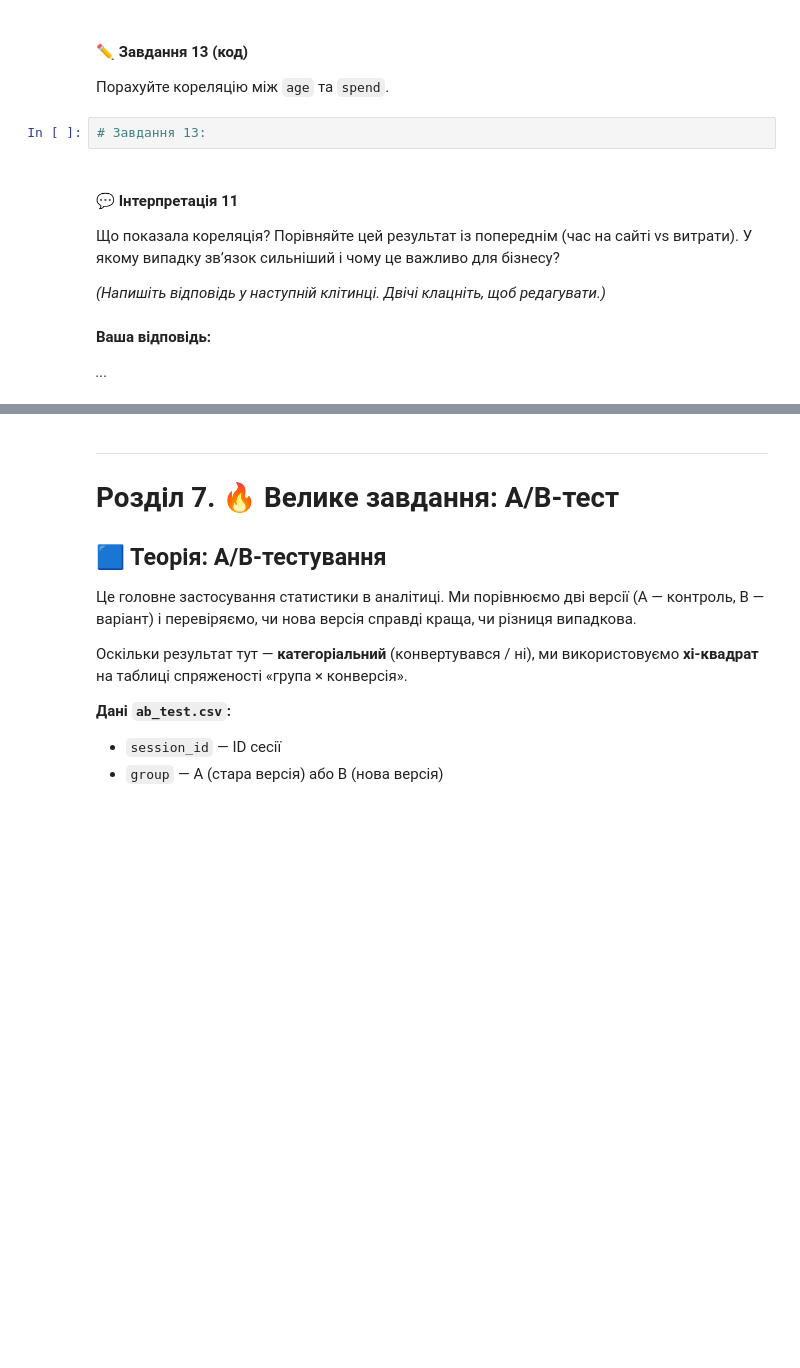
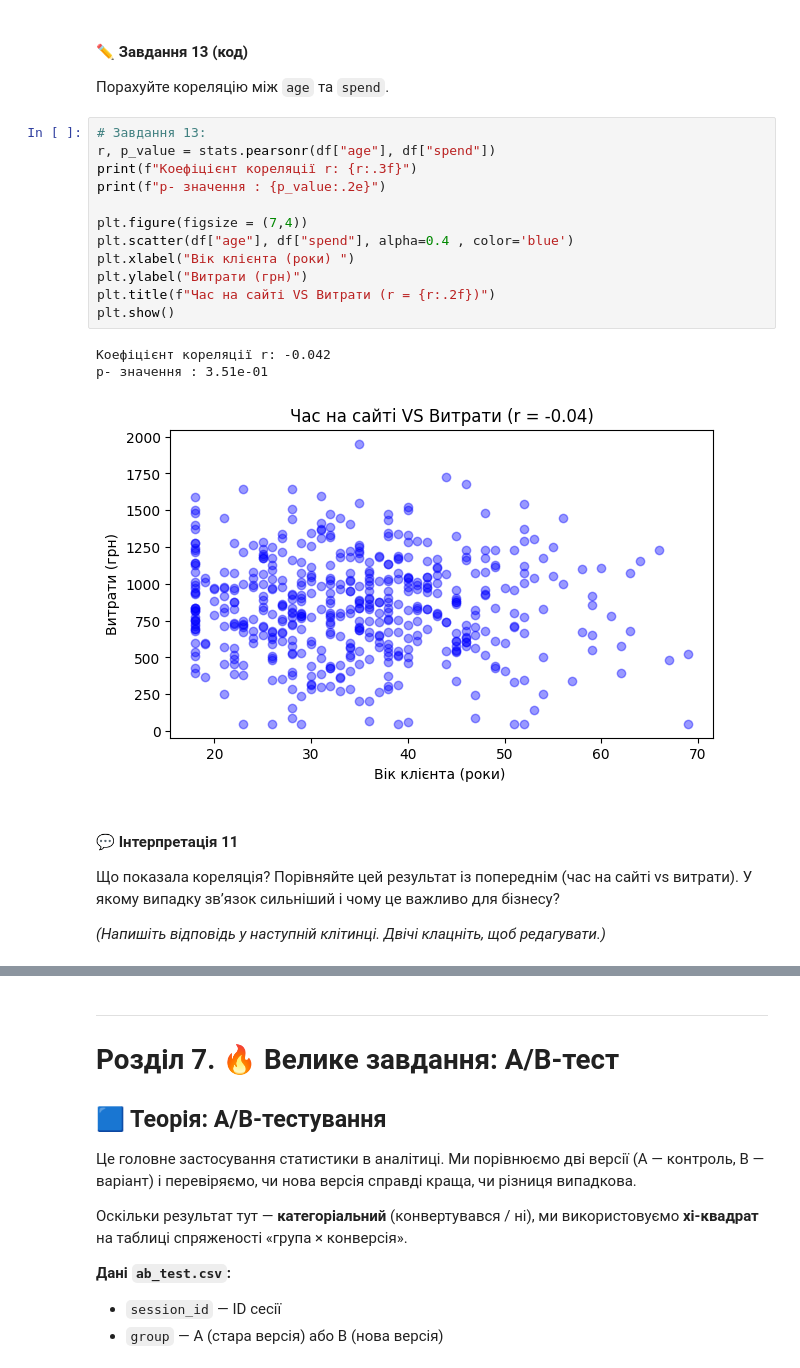
Before and after one commit to rudmaxx/DTA_Python, a Jupyter notebook: Statistic/practice_stat_tests.ipynb, the cells around one changed output, grey strips where cells are left out. Saved outputs shown, nothing was run; the diff lists cells and outputs as text; blank space fills up the shorter version.

```diff
--- a/Statistic/practice_stat_tests.ipynb
+++ b/Statistic/practice_stat_tests.ipynb
@@ -458,15 +594,25 @@ p-значення :0.3993
 #### ✏️ Завдання 13 (код)
 
 Порахуйте кореляцію між `age` та `spend`.
-# %%
-# Завдання 13:
+# %%
+# Завдання 13:
+r, p_value = stats.pearsonr(df["age"], df["spend"])
+print(f"Коефіцієнт кореляції r: {r:.3f}")
+print(f"р- значення : {p_value:.2e}")
+
+plt.figure(figsize = (7,4))
+plt.scatter(df["age"], df["spend"], alpha=0.4 , color='blue')
+plt.xlabel("Вік клієнта (роки) ")
+plt.ylabel("Витрати (грн)")
+plt.title(f"Час на сайті VS Витрати (r = {r:.2f})")
+plt.show()
+# %% [output]
+Коефіцієнт кореляції r: -0.042
+р- значення : 3.51e-01
+[figure, added]
 # %% [markdown]
 #### 💬 Інтерпретація 11
 
 Що показала кореляція? Порівняйте цей результат із попереднім (час на сайті vs витрати). У якому випадку звʼязок сильніший і чому це важливо для бізнесу?
 
 *(Напишіть відповідь у наступній клітинці. Двічі клацніть, щоб редагувати.)*
-# %% [markdown]
-**Ваша відповідь:**
-
-*...*
```
Also changed, not shown: parts of 64 cells of this notebook.
